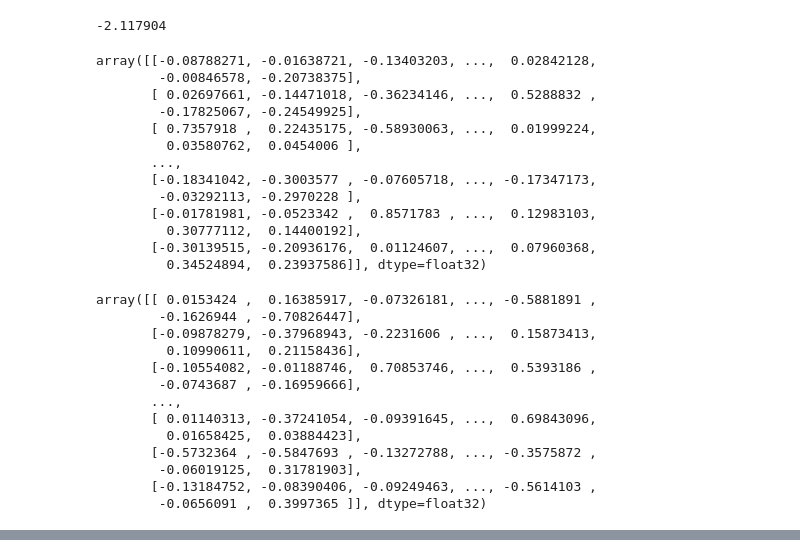
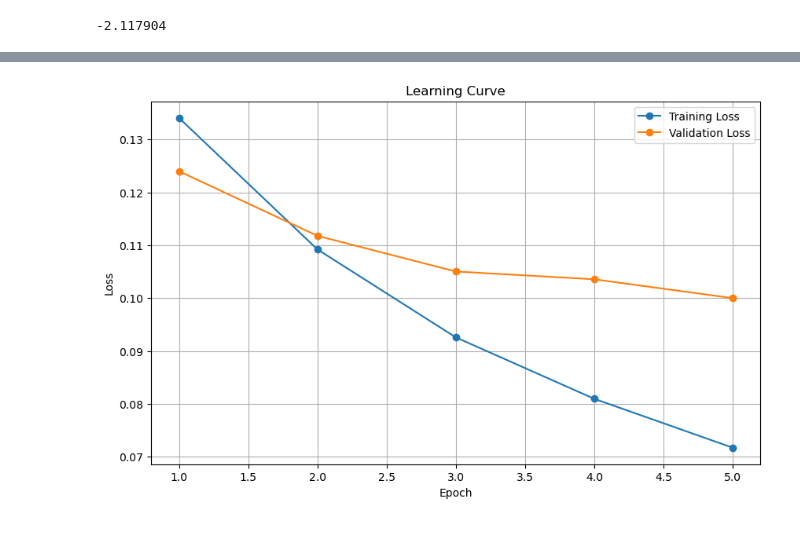
Before and after one commit to maverest/NX_414_Brain_Like_project, a Jupyter notebook: Week 7/week7.ipynb, the cells around one changed output, grey strips where cells are left out. Cells and saved outputs as stored; diff of their text form; code cells hidden in the pictures.

```diff
--- a/Week 7/week7.ipynb
+++ b/Week 7/week7.ipynb
@@ -160,38 +162,6 @@ stimulus_val = inverse_normalisation(stimulus_val)
 # plt.imshow(stm.astype(np.uint8), cmap='gray')
 # plt.show()
 # plt.imshow(stm_val.astype(np.uint8), cmap='gray')
-# %%
-spikes_val
-# %% [output]
-array([[-0.08788271, -0.01638721, -0.13403203, ...,  0.02842128,
-        -0.00846578, -0.20738375],
-       [ 0.02697661, -0.14471018, -0.36234146, ...,  0.5288832 ,
-        -0.17825067, -0.24549925],
-       [ 0.7357918 ,  0.22435175, -0.58930063, ...,  0.01999224,
-         0.03580762,  0.0454006 ],
-       ...,
-       [-0.18341042, -0.3003577 , -0.07605718, ..., -0.17347173,
-        -0.03292113, -0.2970228 ],
-       [-0.01781981, -0.0523342 ,  0.8571783 , ...,  0.12983103,
-         0.30777112,  0.14400192],
-       [-0.30139515, -0.20936176,  0.01124607, ...,  0.07960368,
-         0.34524894,  0.23937586]], dtype=float32)
-# %%
-spikes_train
-# %% [output]
-array([[ 0.0153424 ,  0.16385917, -0.07326181, ..., -0.5881891 ,
-        -0.1626944 , -0.70826447],
-       [-0.09878279, -0.37968943, -0.2231606 , ...,  0.15873413,
-         0.10990611,  0.21158436],
-       [-0.10554082, -0.01188746,  0.70853746, ...,  0.5393186 ,
-        -0.0743687 , -0.16959666],
-       ...,
-       [ 0.01140313, -0.37241054, -0.09391645, ...,  0.69843096,
-         0.01658425,  0.03884423],
-       [-0.5732364 , -0.5847693 , -0.13272788, ..., -0.3575872 ,
-        -0.06019125,  0.31781903],
-       [-0.13184752, -0.08390406, -0.09249463, ..., -0.5614103 ,
-        -0.0656091 ,  0.3997365 ]], dtype=float32)
 # %%
 channel_mean = np.mean(stimulus_train / 255.0, axis=(0, 2, 3))
 channel_std  = np.std(stimulus_train / 255.0, axis=(0, 2, 3))
@@ -227,7 +197,13 @@ model = VanillaCNN(num_channels=num_channels, num_outputs=num_outputs, image_siz
 criterion = nn.MSELoss()
 optimizer = optim.Adam(model.parameters(), lr=0.0001, weight_decay=1e-3)
 
-num_epochs = 60
+num_epochs = 5
+
+
+import matplotlib.pyplot as plt
+
+train_loss = []
+val_loss = []
 
 for epoch in range(num_epochs):
     model.train()
@@ -243,6 +219,8 @@ for epoch in range(num_epochs):
 
         running_train_loss += loss.item()
     average_train_loss = running_train_loss / len(train_loader)
+    train_loss.append(average_train_loss)  # Save the train loss for this epoch
+
     model.eval()
     running_val_loss = 0.0
     with torch.no_grad():
@@ -255,7 +233,16 @@ for epoch in range(num_epochs):
             running_val_loss += loss.item()
 
     average_val_loss = running_val_loss / len(val_loader)
+    val_loss.append(average_val_loss)
 
-    # Print loss metrics for this epoch
     print(f"Epoch [{epoch+1}/{num_epochs}], Train Loss: {average_train_loss:.4f}, Val Loss: {average_val_loss:.4f}")
+plt.figure(figsize=(10, 6))
+plt.plot(range(1, num_epochs + 1), train_loss, label='Training Loss', marker='o')
+plt.plot(range(1, num_epochs + 1), val_loss, label='Validation Loss', marker='o')
+plt.xlabel("Epoch")
+plt.ylabel("Loss")
+plt.title("Learning Curve")
+plt.legend()
+plt.grid(True)
+plt.show()
 # %% [output]
@@ -279,3 +254,4 @@ Epoch [60/60], Train Loss: 0.0271, Val Loss: 0.0913
+[figure, added]
 # %%
 def compute_pearson_per_neuron(Y_true, Y_pred):
     return np.array([
```
Also changed, not shown: parts of 5 cells of this notebook, 8 other files.
